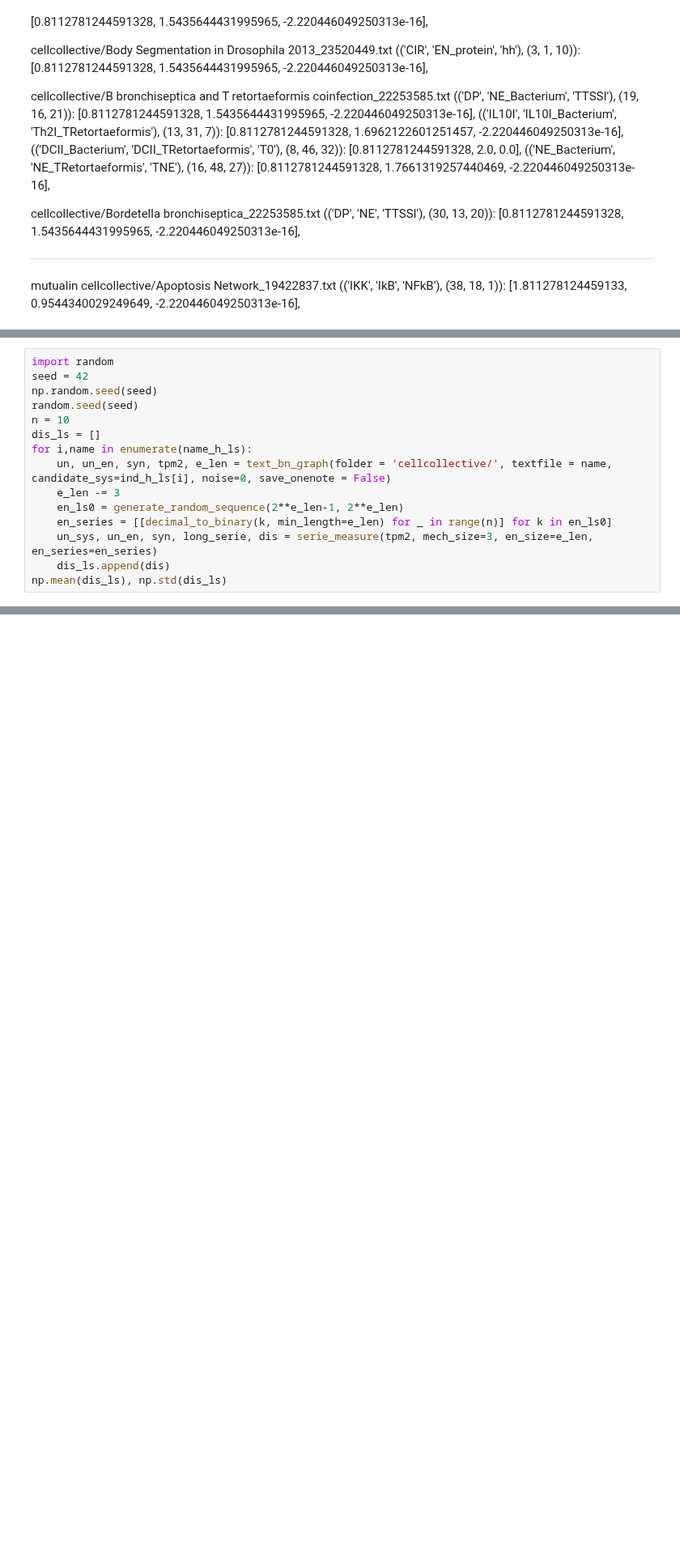
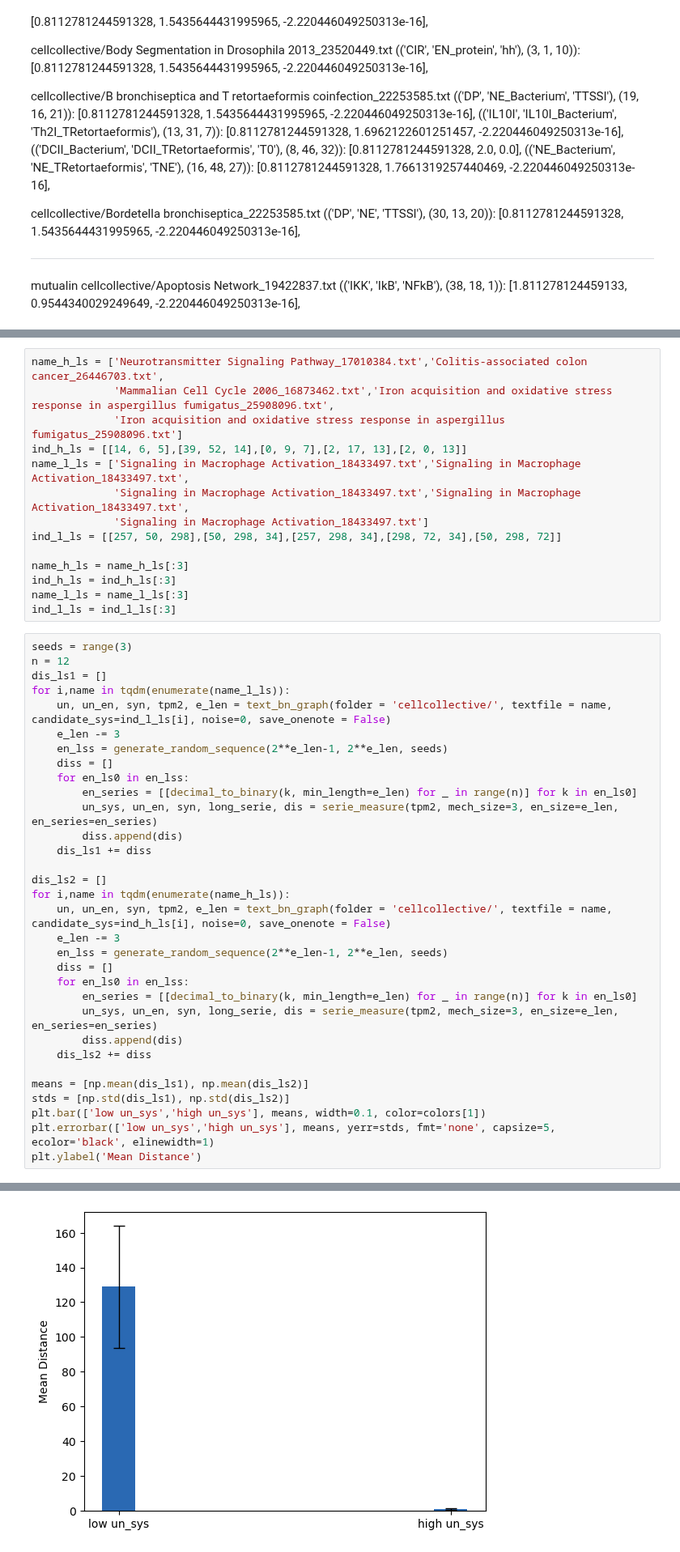
Before and after one commit to Lyn1216/Local-EI-project, a Jupyter notebook: exp/bool_network/grn/grn_serie_en.ipynb, the cells around one changed output, grey strips where cells are left out. Shown at 81% size. Cells and saved outputs as stored; diff of their text form; blank space fills up the shorter version.

```diff
--- a/exp/bool_network/grn/grn_serie_en.ipynb
+++ b/exp/bool_network/grn/grn_serie_en.ipynb
@@ -458,16 +486,47 @@ plt.errorbar(['low syn','high syn'], means, yerr=stds, fmt='none', capsize=5, ec
+# %%
+name_h_ls = ['Neurotransmitter Signaling Pathway_17010384.txt','Colitis-associated colon cancer_26446703.txt',
+             'Mammalian Cell Cycle 2006_16873462.txt','Iron acquisition and oxidative stress response in aspergillus fumigatus_25908096.txt',
+             'Iron acquisition and oxidative stress response in aspergillus fumigatus_25908096.txt']
+ind_h_ls = [[14, 6, 5],[39, 52, 14],[0, 9, 7],[2, 17, 13],[2, 0, 13]]
+name_l_ls = ['Signaling in Macrophage Activation_18433497.txt','Signaling in Macrophage Activation_18433497.txt',
+             'Signaling in Macrophage Activation_18433497.txt','Signaling in Macrophage Activation_18433497.txt',
+             'Signaling in Macrophage Activation_18433497.txt']
+ind_l_ls = [[257, 50, 298],[50, 298, 34],[257, 298, 34],[298, 72, 34],[50, 298, 72]]
+
+name_h_ls = name_h_ls[:3]
+ind_h_ls = ind_h_ls[:3]
+name_l_ls = name_l_ls[:3]
+ind_l_ls = ind_l_ls[:3]
 # %%
-import random
-seed = 42
-np.random.seed(seed)
-random.seed(seed)
-n = 10
-dis_ls = []
-for i,name in enumerate(name_h_ls):
+seeds = range(3)
+n = 12
+dis_ls1 = []
+for i,name in tqdm(enumerate(name_l_ls)):
+    un, un_en, syn, tpm2, e_len = text_bn_graph(folder = 'cellcollective/', textfile = name, candidate_sys=ind_l_ls[i], noise=0, save_onenote = False)
+    e_len -= 3
+    en_lss = generate_random_sequence(2**e_len-1, 2**e_len, seeds)
+    diss = []
+    for en_ls0 in en_lss:
+        en_series = [[decimal_to_binary(k, min_length=e_len) for _ in range(n)] for k in en_ls0]
+        un_sys, un_en, syn, long_serie, dis = serie_measure(tpm2, mech_size=3, en_size=e_len, en_series=en_series)
+        diss.append(dis)
+    dis_ls1 += diss
+
+dis_ls2 = []
+for i,name in tqdm(enumerate(name_h_ls)):
     un, un_en, syn, tpm2, e_len = text_bn_graph(folder = 'cellcollective/', textfile = name, candidate_sys=ind_h_ls[i], noise=0, save_onenote = False)
     e_len -= 3
-    en_ls0 = generate_random_sequence(2**e_len-1, 2**e_len)
-    en_series = [[decimal_to_binary(k, min_length=e_len) for _ in range(n)] for k in en_ls0]
-    un_sys, un_en, syn, long_serie, dis = serie_measure(tpm2, mech_size=3, en_size=e_len, en_series=en_series)
-    dis_ls.append(dis)
-np.mean(dis_ls), np.std(dis_ls)
+    en_lss = generate_random_sequence(2**e_len-1, 2**e_len, seeds)
+    diss = []
+    for en_ls0 in en_lss:
+        en_series = [[decimal_to_binary(k, min_length=e_len) for _ in range(n)] for k in en_ls0]
+        un_sys, un_en, syn, long_serie, dis = serie_measure(tpm2, mech_size=3, en_size=e_len, en_series=en_series)
+        diss.append(dis)
+    dis_ls2 += diss
+
+means = [np.mean(dis_ls1), np.mean(dis_ls2)]
+stds = [np.std(dis_ls1), np.std(dis_ls2)]
+plt.bar(['low un_sys','high un_sys'], means, width=0.1, color=colors[1])
+plt.errorbar(['low un_sys','high un_sys'], means, yerr=stds, fmt='none', capsize=5, ecolor='black', elinewidth=1)
+plt.ylabel('Mean Distance')
 # %% [output]
@@ -474,0 +534 @@ np.mean(dis_ls), np.std(dis_ls)
+[figure, added]
```
Also changed, not shown: parts of 18 cells of this notebook, 6 other files.
